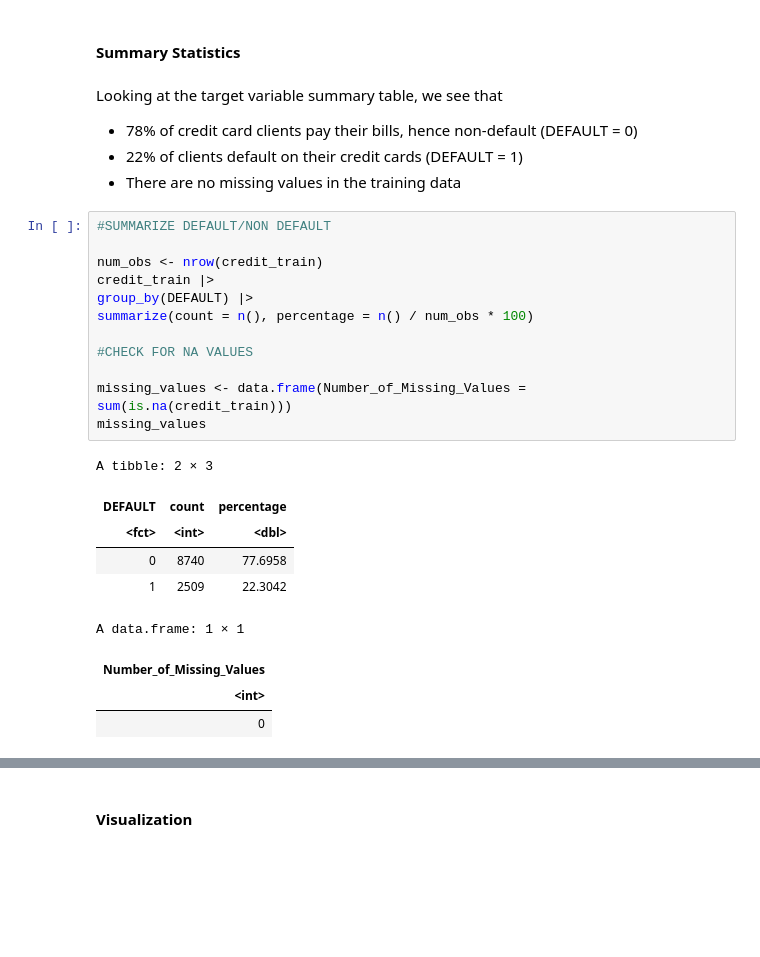
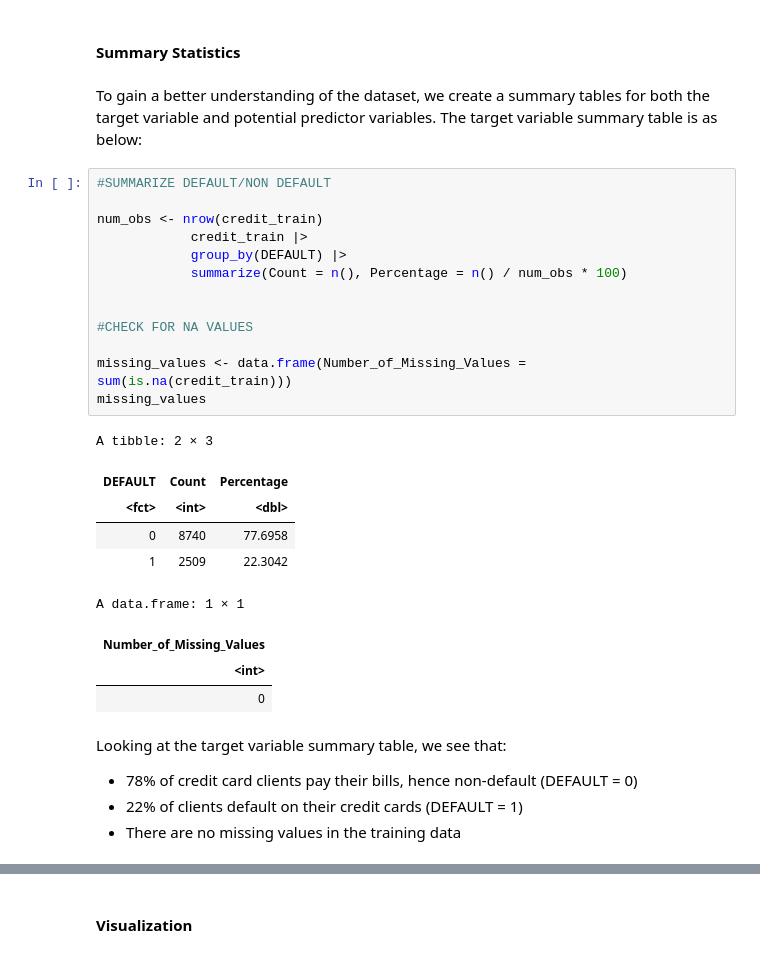
Before and after one commit to steph-feng/DSCI-100-Group-85, a Jupyter notebook: Jessie_Visual_Code.ipynb, the cells around one changed output, grey strips where cells are left out. Drawn from its saved outputs; the diff is of its cells as text; blank space fills up the shorter version.

```diff
--- a/Jessie_Visual_Code.ipynb
+++ b/Jessie_Visual_Code.ipynb
@@ -134,26 +136,24 @@ A tibble: 11249 × 25
 | 14693 | 170000 | 1 | 2 | 1 | 34 | 1 | 2 | 2 | 2 | ⋯ | ... |
 # %% [markdown]
 #### <font color='fushsia'> Summary Statistics </font>
-# %% [markdown]
-Looking at the target variable summary table, we see that
-+ 78% of credit card clients pay their bills, hence non-default (DEFAULT = 0)
-+ 22% of clients default on their credit cards (DEFAULT = 1)
-+ There are no missing values in the training data
+# %% [markdown]
+To gain a better understanding of the dataset, we create a summary tables for both the target variable and potential predictor variables. The target variable summary table is as below:
 # %%
 #SUMMARIZE DEFAULT/NON DEFAULT
 
 num_obs <- nrow(credit_train)
-credit_train |>
-group_by(DEFAULT) |>
-summarize(count = n(), percentage = n() / num_obs * 100)
+            credit_train |>
+            group_by(DEFAULT) |>
+            summarize(Count = n(), Percentage = n() / num_obs * 100)
+
 
 #CHECK FOR NA VALUES
 
 missing_values <- data.frame(Number_of_Missing_Values = sum(is.na(credit_train)))
 missing_values
 # %% [output]
 A tibble: 2 × 3
-| DEFAULT | count | percentage |
+| DEFAULT | Count | Percentage |
 | <fct> | <int> | <dbl> |
 | 0 | 8740 | 77.6958 |
 | 1 | 2509 | 22.3042 |
@@ -161,4 +161,9 @@ A data.frame: 1 × 1
 | Number_of_Missing_Values |
 | <int> |
 | 0 |
+# %% [markdown]
+Looking at the target variable summary table, we see that:
++ 78% of credit card clients pay their bills, hence non-default (DEFAULT = 0)
++ 22% of clients default on their credit cards (DEFAULT = 1)
++ There are no missing values in the training data
 # %% [markdown]
```
Also changed, not shown: parts of 33 cells of this notebook.
